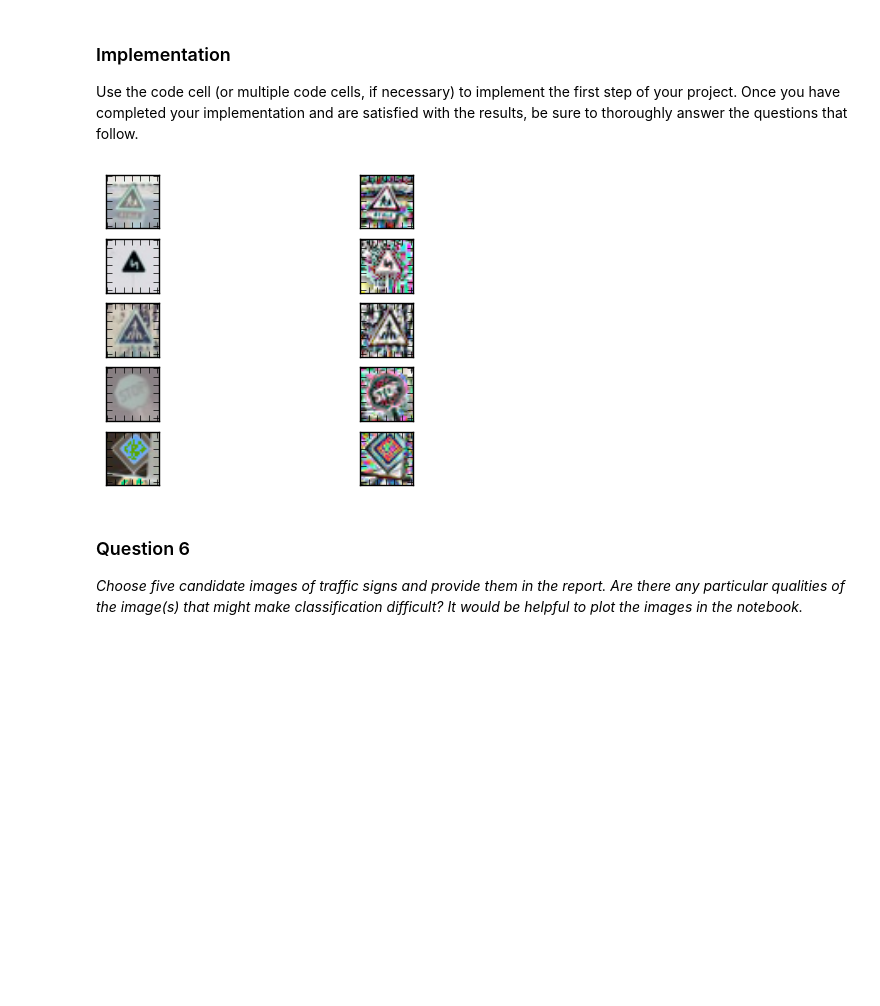
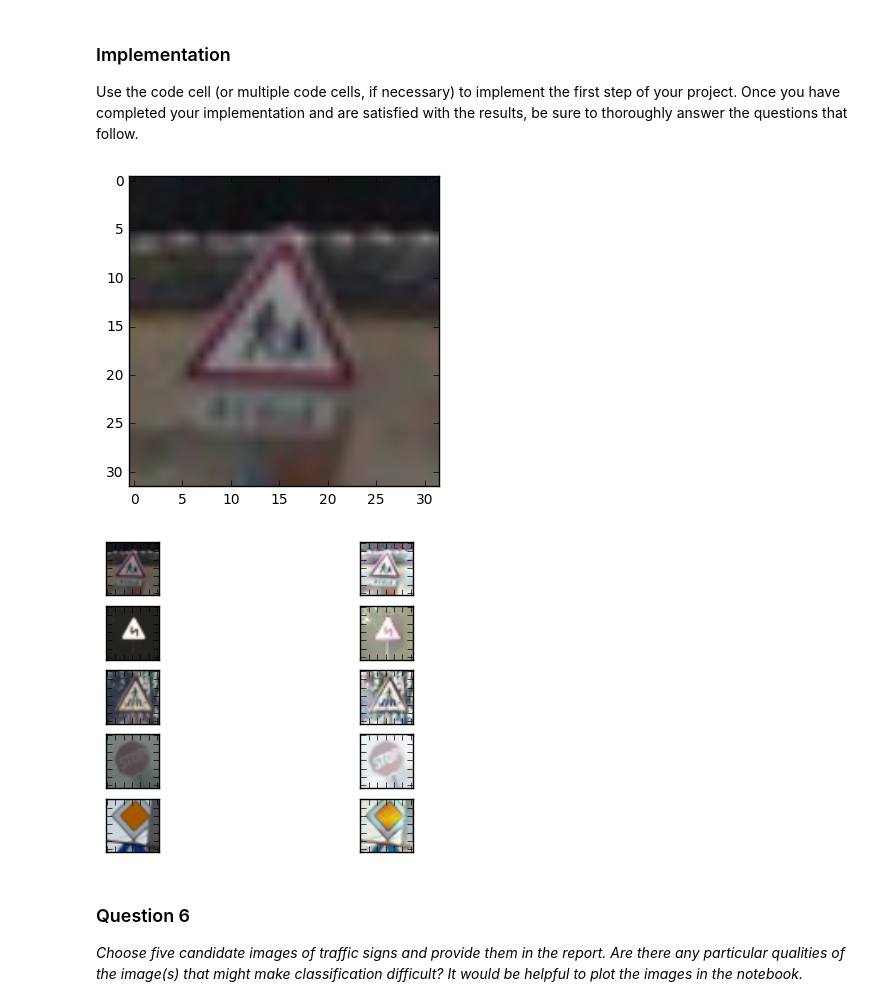
Before and after one commit to MWransky/traffic-signs, a Jupyter notebook: Traffic_Signs_Recognition.ipynb, the cells around one changed output. Cells and saved outputs as stored; diff of their text form; code cells hidden in the pictures; blank space fills up the shorter version.

Commit message:
changes
- reformatted preprocessing
- added test images
- tested test images

```diff
--- a/Traffic_Signs_Recognition.ipynb
+++ b/Traffic_Signs_Recognition.ipynb
@@ -128,21 +128,16 @@ Use the code cell (or multiple code cells, if necessary) to implement the first
 ### Preprocess the data here.
 ### Feel free to use as many code cells as needed.
 import cv2
-from skimage.util import img_as_ubyte
-from skimage.morphology import disk
-from skimage.filters import rank
 
 def denoise_img(image):
     return cv2.fastNlMeansDenoising(image,None,10,3,7)
 
-def convert_to_gray(image):
-    return cv2.cvtColor(image, cv2.COLOR_BGR2GRAY)
-
 def equalize(image):
     img = np.copy(image)
-    selem = disk(5)
     for i in range(3):
-        img[:,:,i] = rank.equalize(img_as_ubyte(image[:,:,i]), selem=selem)
+        # create a CLAHE object for histogram equalization
+        clahe = cv2.createCLAHE(clipLimit=2.0, tileGridSize=(4,4))
+        img[:,:,i] = clahe.apply(image[:,:,i])
 
     return img
 
@@ -477,25 +459,30 @@ Use the code cell (or multiple code cells, if necessary) to implement the first
 # %%
 ### Load the images and plot them here.
 ### Feel free to use as many code cells as needed.
 # load 5 test images
 from scipy import ndimage
-test_imgs = np.zeros((5,32,32,3))
+test_imgs = np.uint8(np.zeros((5,32,32,3)))
 for i in range(1,6):
-    test_imgs[i-1] = (plt.imread('/Users/michaelwransky/Documents/SDCND/traffic-signs/test_images/test{}.jpg'.format(str(i))))
-
+    image = cv2.imread('/Users/michaelwransky/Documents/SDCND/traffic-signs/test_images/test{}.jpg'.format(str(i)))
+    rgb_image = cv2.cvtColor(image, cv2.COLOR_BGR2RGB)
+    test_imgs[i-1] = np.uint8(rgb_image)
+plt.figure(1)
+plt.imshow(test_imgs[0])
+# plt.imshow(cv2.cvtColor(np.uint8(test_imgs[0]), cv2.COLOR_BGR2RGB))
 # perform preprocessing on test images
 test_imgs_processed = preprocess_batch(np.uint8(test_imgs))
 
 f, axarr = plt.subplots(5, 2)
 for i in range(5):
     for j in range(2):
         axarr[i, 0].imshow(test_imgs[i])
         axarr[i, 1].imshow(test_imgs_processed[i])
         plt.setp(axarr[i,j].get_xticklabels(), visible=False)
         plt.setp(axarr[i,j].get_yticklabels(), visible=False)
 plt.show()
 # %% [output]
-[figure, old version]
+[figure, new version]
+[figure, added]
 # %% [markdown]
 ### Question 6
 
```
Also changed, not shown: parts of 11 cells of this notebook.
